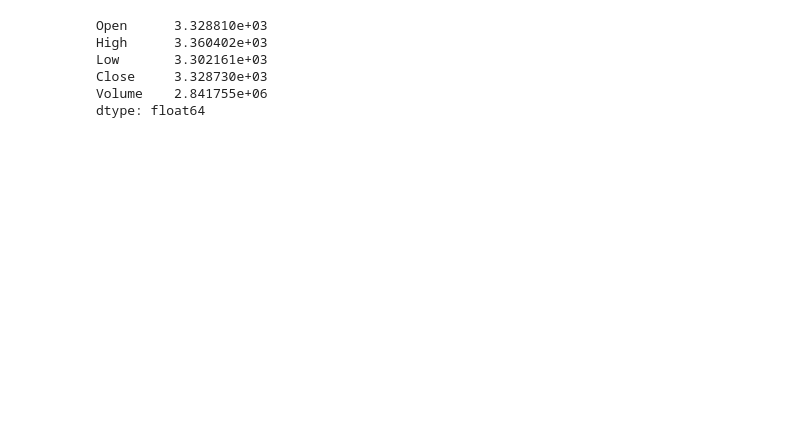
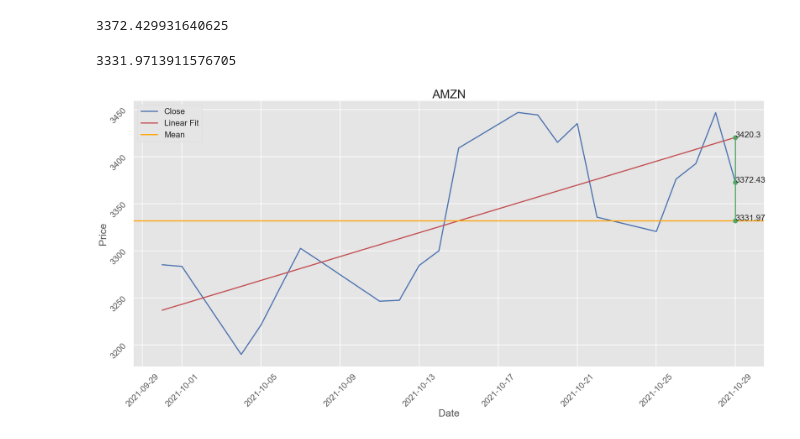
Before and after one commit to seantanken/GalvanizeRepo, a Jupyter notebook: stock_analyzer/yfinance_stock_analysis.ipynb, the cells around one changed output. Cells and saved outputs as stored; diff of their text form; code cells hidden in the pictures; blank space fills up the shorter version.

Commit message:
working on graph

```diff
--- a/stock_analyzer/yfinance_stock_analysis.ipynb
+++ b/stock_analyzer/yfinance_stock_analysis.ipynb
@@ -3,6 +3,12 @@ import yfinance as yf
 import pandas as pd
 import numpy as np
 import seaborn as sb
+from matplotlib import pyplot as plt, dates
+import datetime
+from sklearn import linear_model
+
+sb.set_context("poster")
+plt.style.use('ggplot')
 # %%
 def get_stock(period, stock_ticker):
     stock = yf.Ticker(stock_ticker)
@@ -32,9 +42,40 @@ amzn_df.tail(10)
+# %%
+amzn_df.loc[:, 'Close'].iloc[-1]
+# %% [output]
+3372.429931640625
 # %%
-amzn_df.mean()
+amzn_df.loc[:, 'Close'].mean()
 # %% [output]
-Open      3.328810e+03
-High      3.360402e+03
-Low       3.302161e+03
-Close     3.328730e+03
-Volume    2.841755e+06
-dtype: float64
+3331.9713911576705
+# %%
+amzn_df['days_from_start'] = (amzn_df.index - amzn_df.index[0]).days
+# %%
+x = amzn_df.loc[:, 'days_from_start'].T
+y = amzn_df.loc[:, 'Close']
+# %%
+polyfit_close = np.polyfit(x, y, 1)
+function = np.poly1d(polyfit_close)
+amzn_df['linear_fit'] = function(amzn_df.loc[:, 'days_from_start'])
+# %%
+plt.rcParams.update({'font.size': 22})
+fig, ax = plt.subplots(figsize=(30, 13))
+ax.set_title("AMZN")
+ax.plot(amzn_df.loc[:, 'Close'], color='b', label='Close')
+ax.plot(amzn_df.loc[:, 'linear_fit'], color='r', label='Linear Fit')
+ax.axhline(amzn_df.loc[:, 'Close'].mean(), color='orange', label='Mean')
+
+ax.plot([amzn_df.index[-1], amzn_df.index[-1], amzn_df.index[-1]], [amzn_df.loc[:, 'Close'].iloc[-1], amzn_df.loc[:, 'linear_fit'].iloc[-1], amzn_df.loc[:, 'Close'].mean()], color='g', marker='o', linestyle='-')
+
+ax.annotate(round(amzn_df.loc[:, 'Close'].iloc[-1], 2), (amzn_df.index[-1], amzn_df.loc[:, 'Close'].iloc[-1]))
+ax.annotate(round(amzn_df.loc[:, 'linear_fit'].iloc[-1], 2), (amzn_df.index[-1], amzn_df.loc[:, 'linear_fit'].iloc[-1]))
+ax.annotate(round(amzn_df.loc[:, 'Close'].mean(), 2), (amzn_df.index[-1], amzn_df.loc[:, 'Close'].mean()))
+
+ax.legend()
+
+ax.set_xlabel('Date')
+ax.set_ylabel('Price')
+ax.tick_params(labelrotation=45)
+
+plt.show()
+# %% [output]
+[figure, added]
```
Also changed, not shown: parts of 3 cells of this notebook.
